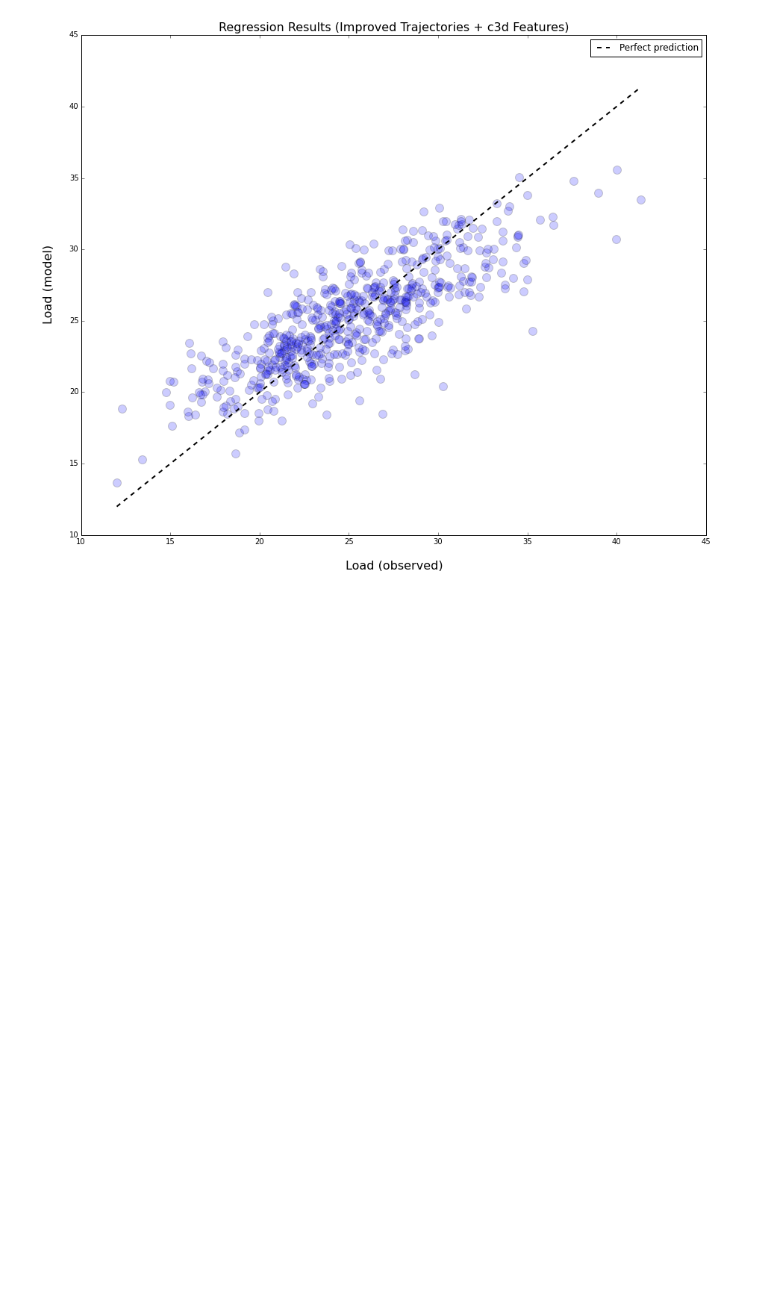
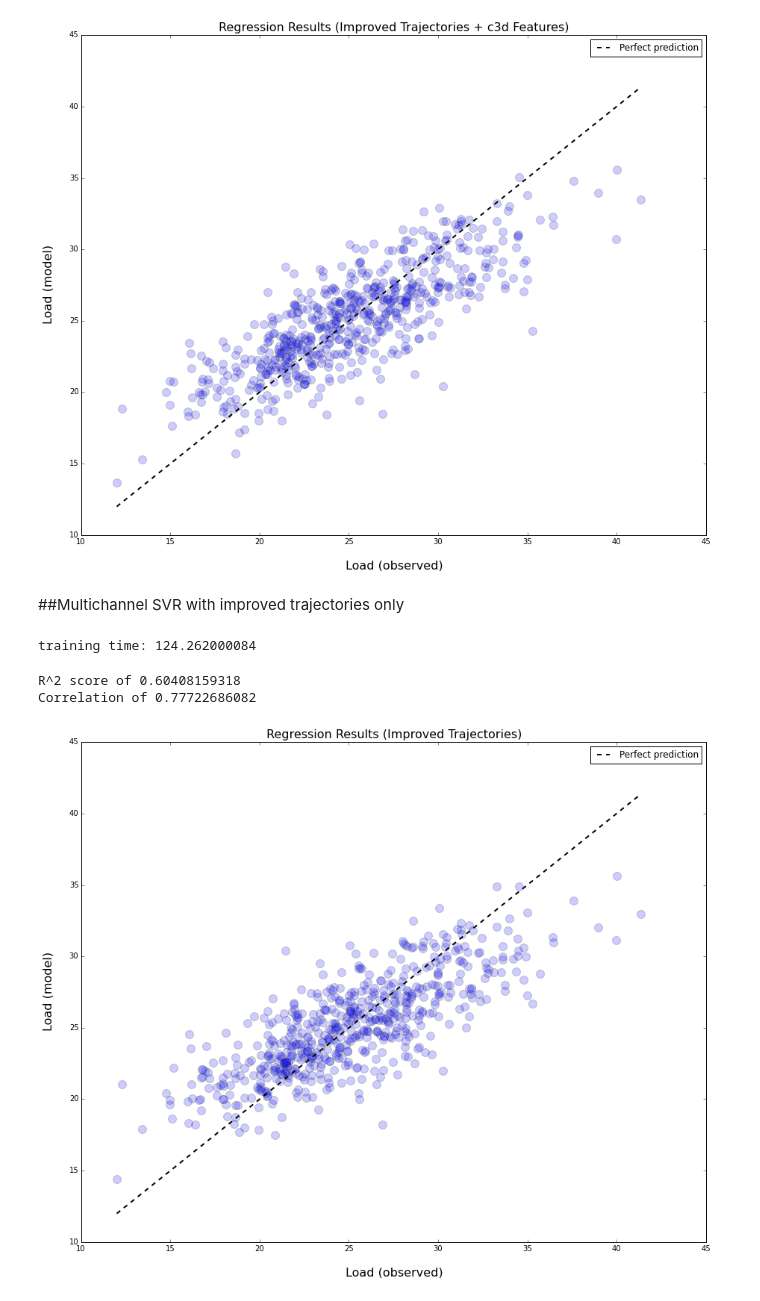
Before and after one commit to LCTPalmer/video_regression, a Jupyter notebook: code/ml_pl/final_model_pipeline_win.ipynb, the cells around one changed output. Saved outputs shown, nothing was run; the diff lists cells and outputs as text; code cells hidden in the pictures; blank space fills up the shorter version.

```diff
--- a/code/ml_pl/final_model_pipeline_win.ipynb
+++ b/code/ml_pl/final_model_pipeline_win.ipynb
@@ -133,3 +137,34 @@ Correlation of 0.800828491423
 fig, ax = plot_regression(y_test, y_pred, title='Regression Results (Improved Trajectories + c3d Features)')
 # %% [output]
 [figure]
+# %% [markdown]
+##Multichannel SVR with improved trajectories only
+# %%
+feature_list=['Trajectory', 'HOG', 'HOF', 'MBHx', 'MBHy']
+X_train, y_train = prep_multichannel_data(train_data, return_labels=True, feature_list=feature_list)
+X_test, y_test = prep_multichannel_data(test_data, return_labels=True, feature_list=feature_list)
+# %%
+#define the kernel parameters for each channel
+chi2_gammas=(.5,1,1,1,.5)
+kernel_param_list = [ {'kernel_func': chi2_kernel, 'param_dict': {'gamma': gamma}} for gamma in chi2_gammas]
+kernel_param_tuple = tuple(kernel_param_list)
+# %%
+t0= time.time()
+mcsvr = MultiChannelSVR2(num_channels=5, model_param_dict={'C':5}, kernel_param_tuple=kernel_param_tuple)
+mcsvr.fit(X_train, y_train)
+t1 = time.time()-t0
+print 'training time: {0}'.format(t1)
+# %% [output]
+training time: 124.262000084
+# %%
+#predict
+y_pred = mcsvr.predict(X_test)
+score = r2_score(y_test, y_pred)
+print 'R^2 score of {0} \nCorrelation of {1}'.format(score, np.sqrt(score))
+# %% [output]
+R^2 score of 0.60408159318
+Correlation of 0.77722686082
+# %%
+fig, ax = plot_regression(y_test, y_pred, title='Regression Results (Improved Trajectories)')
+# %% [output]
+[figure, added]
```
Also changed, not shown: parts of 4 cells of this notebook, 2 other files.
